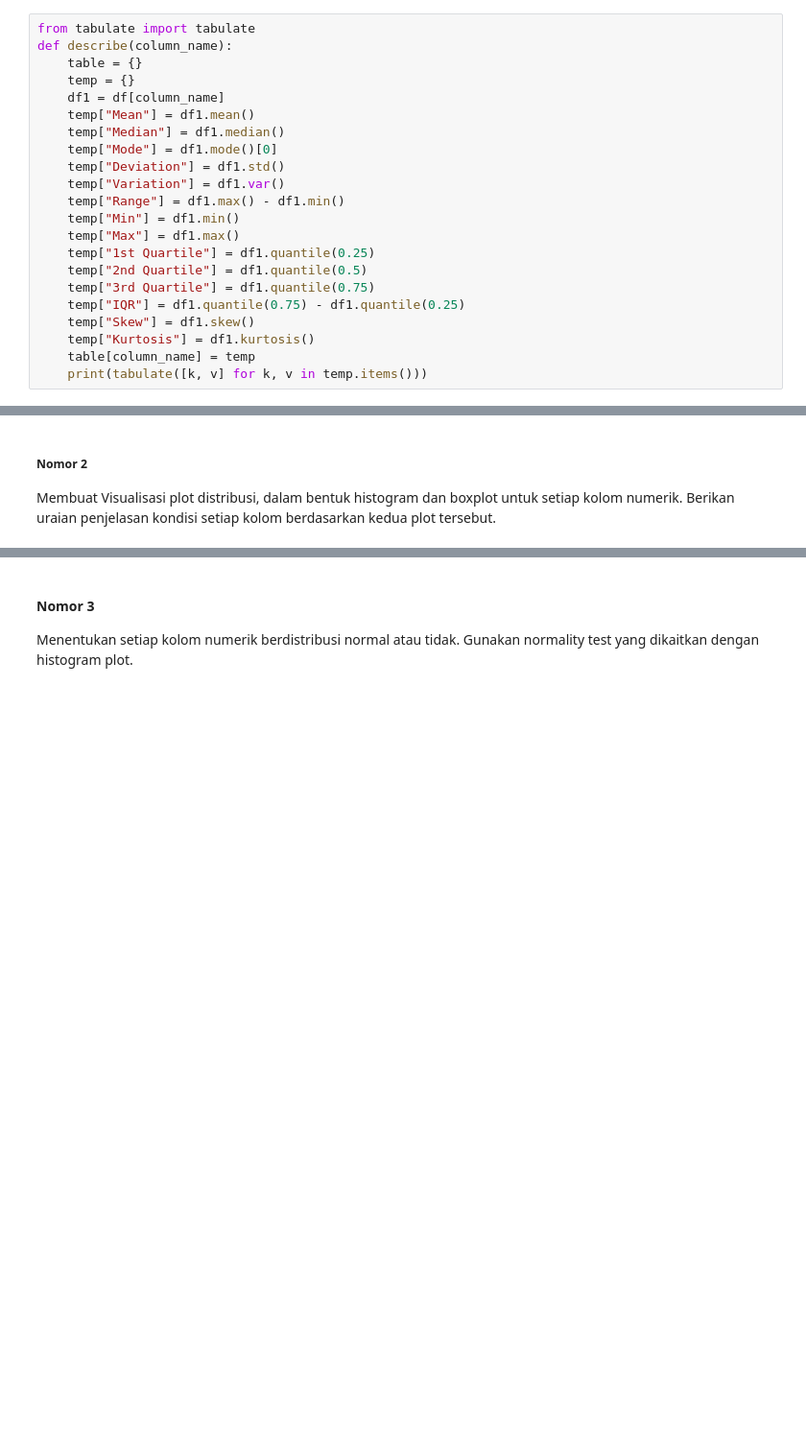
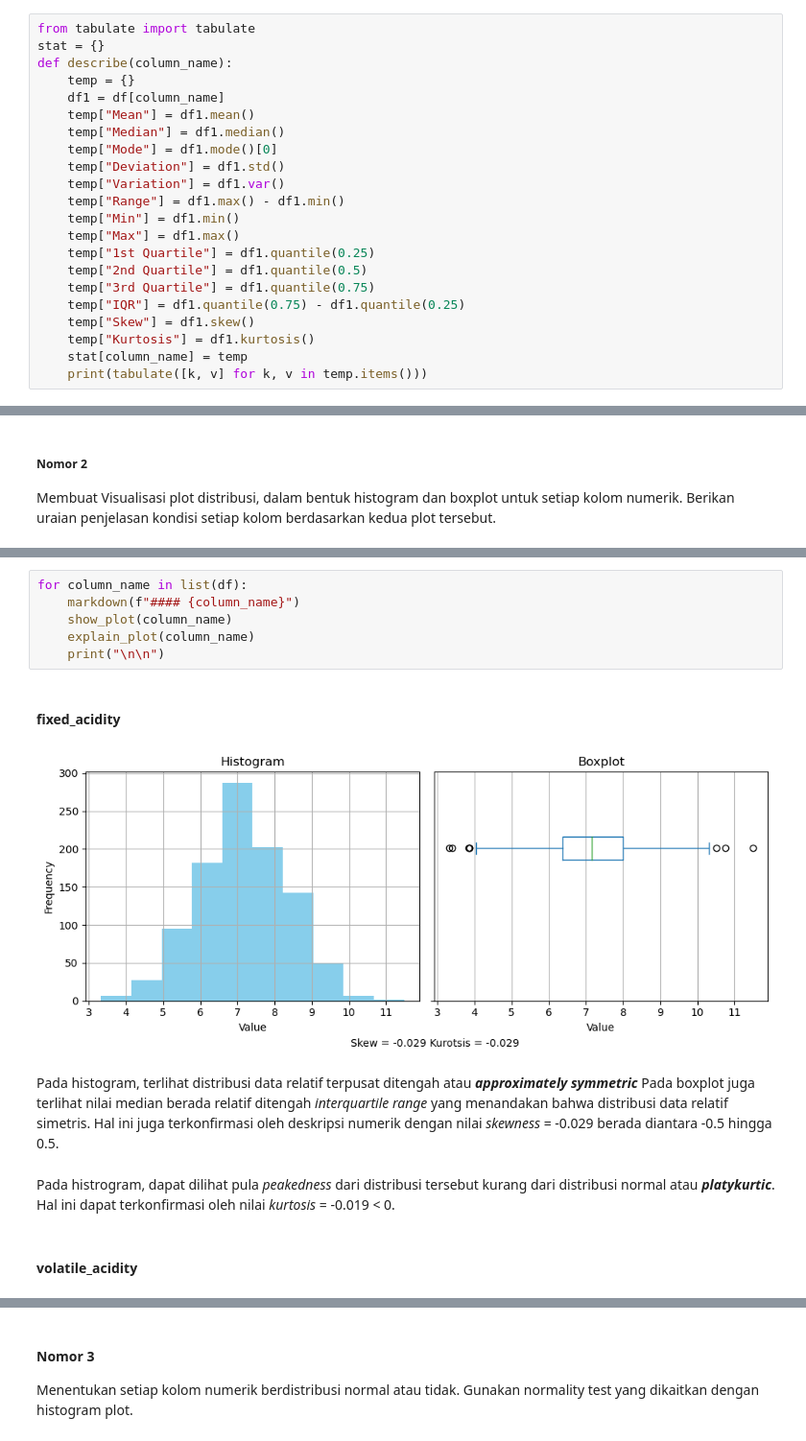
Before and after one commit to egijago/Tubes-Probstat, a Jupyter notebook: src/K02-T1-IF2220-13521050.ipynb, the cells around one changed output, grey strips where cells are left out. Shown at 96% size. Cells and saved outputs as stored; diff of their text form; blank space fills up the shorter version.

Commit message:
feat: histogram and boxplot

```diff
--- a/src/K02-T1-IF2220-13521050.ipynb
+++ b/src/K02-T1-IF2220-13521050.ipynb
@@ -36,8 +36,8 @@ numerik, terdiri dari mean, median, modus, standar deviasi, variansi, range, nil
 maksimum, kuartil, IQR, skewness dan kurtosis. Boleh juga ditambahkan deskripsi lain.
 # %%
 from tabulate import tabulate
+stat = {}
 def describe(column_name):
-    table = {}
     temp = {}
     df1 = df[column_name]
     temp["Mean"] = df1.mean()
@@ -54,7 +54,7 @@ def describe(column_name):
     temp["IQR"] = df1.quantile(0.75) - df1.quantile(0.25)
     temp["Skew"] = df1.skew()
     temp["Kurtosis"] = df1.kurtosis()
-    table[column_name] = temp
+    stat[column_name] = temp
     print(tabulate([k, v] for k, v in temp.items()))
 # %%
 for column in list(df) :
@@ -170,0 +234,12 @@ tersebut.
+# %%
+for column_name in list(df):
+    markdown(f"#### {column_name}")
+    show_plot(column_name)
+    explain_plot(column_name)
+    print("\n\n")
+# %% [output]
+#### fixed_acidity
+[figure, added]
+Pada histogram, terlihat distribusi data relatif terpusat ditengah atau ***approximately symmetric*** Pada boxplot juga terlihat nilai median berada relatif ditengah *interquartile range* yang menandakan bahwa distribusi data relatif simetris. Hal ini juga terkonfirmasi oleh deskripsi numerik dengan nilai *skewness* = -0.029 berada diantara -0.5 hingga 0.5.
+Pada histrogram, dapat dilihat pula *peakedness* dari distribusi tersebut kurang dari distribusi normal atau ***platykurtic***. Hal ini dapat terkonfirmasi oleh nilai *kurtosis* = -0.019 < 0.
+#### volatile_acidity
```
Also changed, not shown: parts of 3 cells of this notebook.
